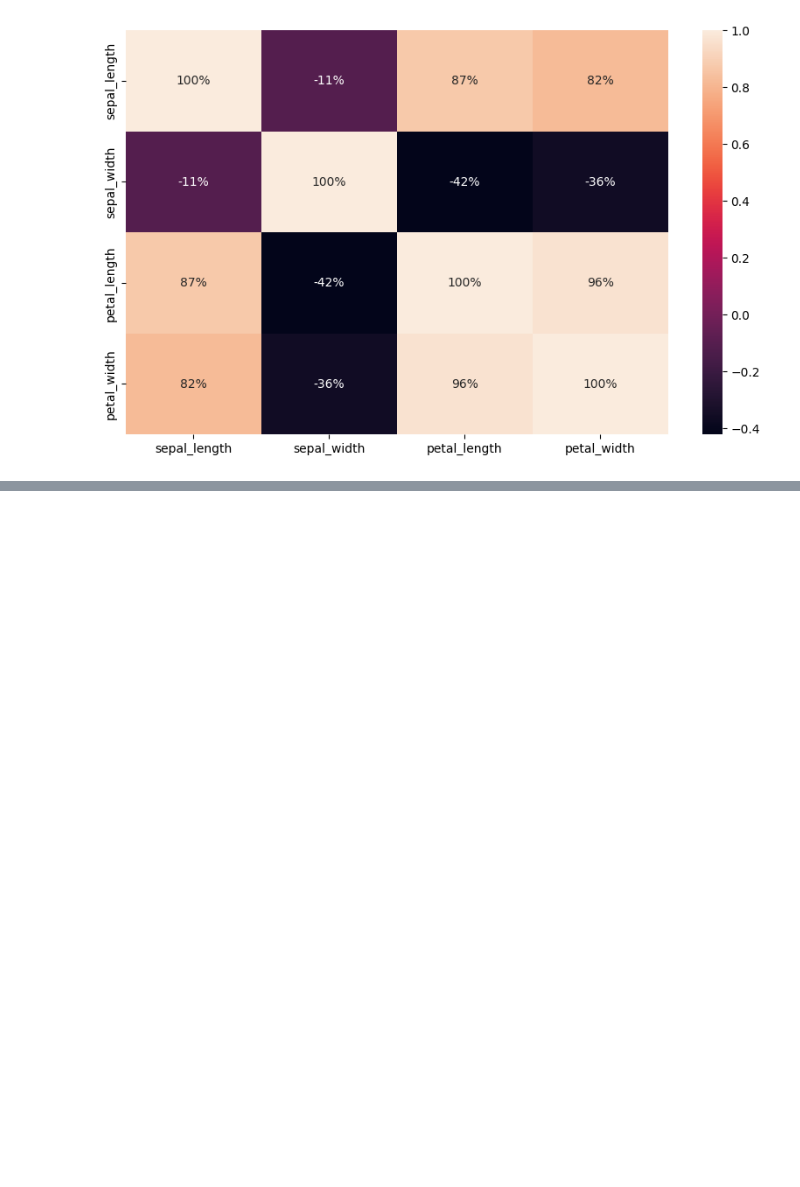
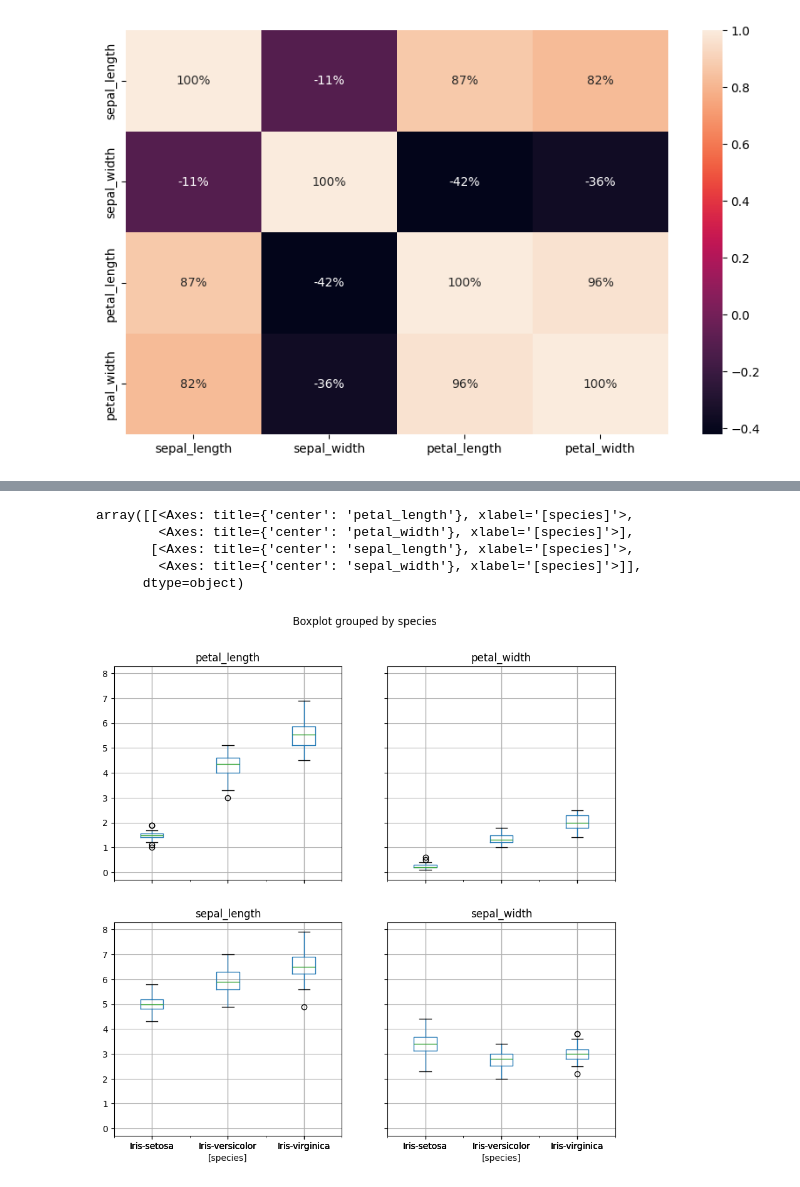
Before and after one commit to Hamdan-Khan/AI-Projects, a Jupyter notebook: classification_iris_flower/main.ipynb, the cells around one changed output, grey strips where cells are left out. Saved outputs shown, nothing was run; the diff lists cells and outputs as text; code cells hidden in the pictures; blank space fills up the shorter version.

```diff
--- a/classification_iris_flower/main.ipynb
+++ b/classification_iris_flower/main.ipynb
@@ -65,0 +80,9 @@ plt.show()
+# %%
+data.boxplot(by="species", figsize=(10,10))
+# %% [output]
+array([[<Axes: title={'center': 'petal_length'}, xlabel='[species]'>,
+        <Axes: title={'center': 'petal_width'}, xlabel='[species]'>],
+       [<Axes: title={'center': 'sepal_length'}, xlabel='[species]'>,
+        <Axes: title={'center': 'sepal_width'}, xlabel='[species]'>]],
+      dtype=object)
+[figure, added]
```
Also changed, not shown: parts of 4 cells of this notebook.
